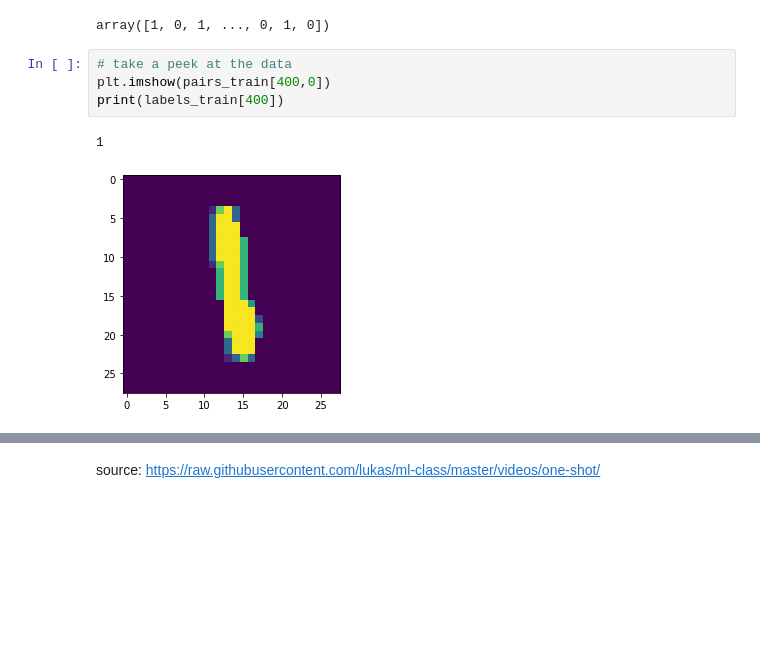
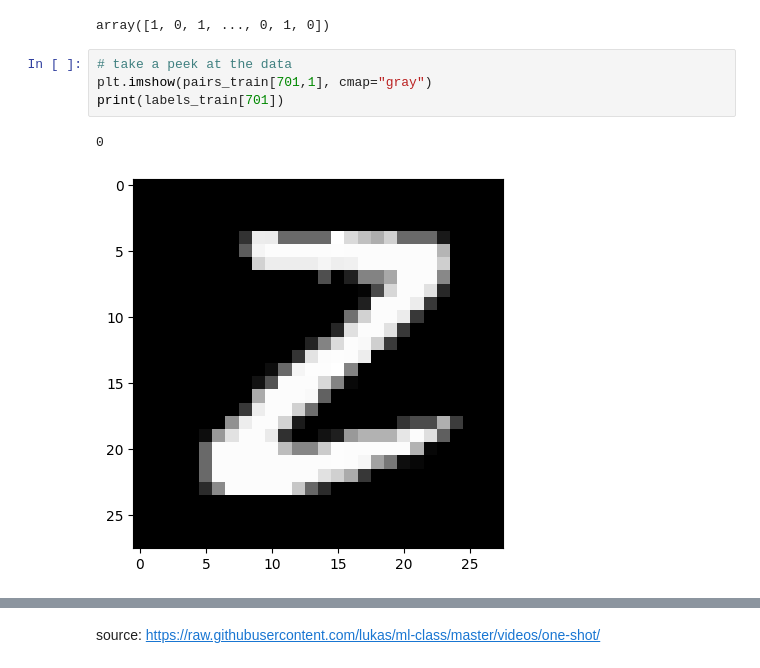
Before and after one commit to Alireza-Akhavan/deep-face-recognition, a Jupyter notebook: 1-OneShot(siamese).ipynb, the cells around one changed output, grey strips where cells are left out. Cells and saved outputs as stored; diff of their text form; blank space fills up the shorter version.

```diff
--- a/1-OneShot(siamese).ipynb
+++ b/1-OneShot(siamese).ipynb
@@ -65,10 +66,10 @@ labels_train
 array([1, 0, 1, ..., 0, 1, 0])
 # %%
 # take a peek at the data
-plt.imshow(pairs_train[400,0])
-print(labels_train[400])
+plt.imshow(pairs_train[701,1], cmap="gray")
+print(labels_train[701])
 # %% [output]
-1
+0
-[figure, old version]
+[figure, new version]
 # %%
 # Weights not shared
```
Also changed, not shown: parts of 12 cells of this notebook.
